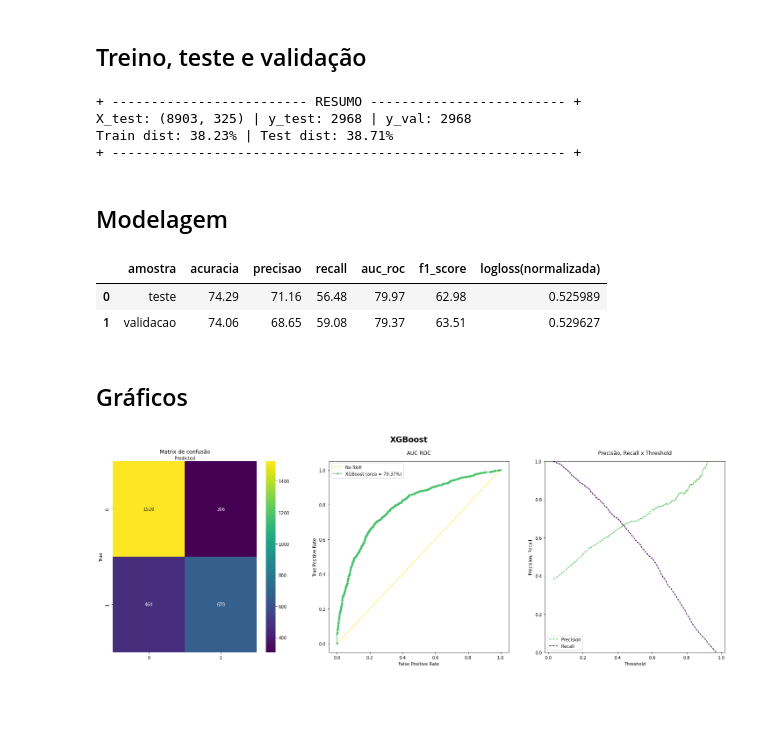
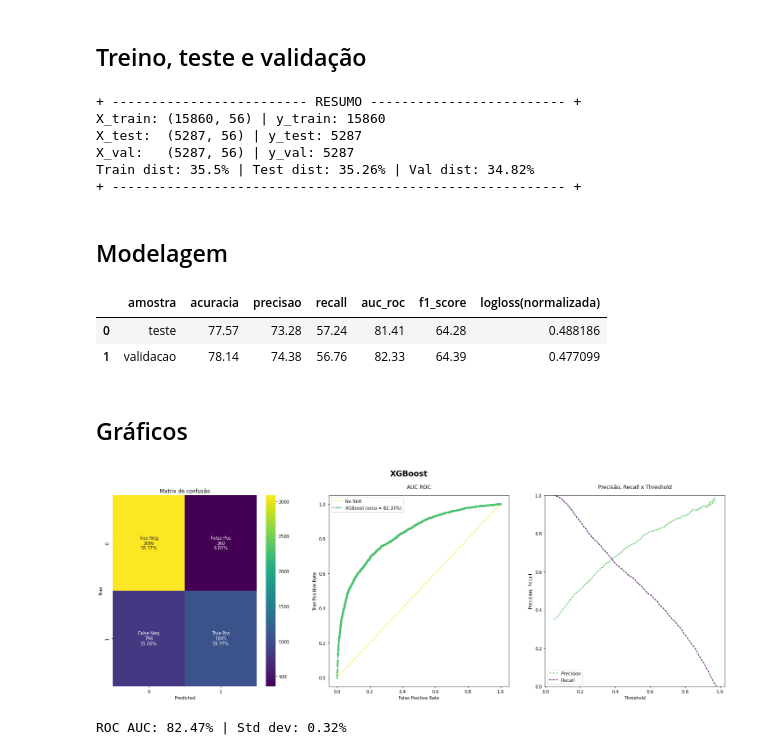
Before and after one commit to samuel-haddad/MBAUSP, a Jupyter notebook: xgboost_model.ipynb, the cells around one changed output. Saved outputs shown, nothing was run; the diff lists cells and outputs as text; code cells hidden in the pictures; blank space fills up the shorter version.

```diff
--- a/xgboost_model.ipynb
+++ b/xgboost_model.ipynb
@@ -65,10 +67,7 @@ df.head()
 ## Treino, teste e validação
 # %%
 # remover a coluna de id
-df_bronze = df.drop(['id'], axis=1)
-
-# transformar a variável grupo em dummies
-df_silver = pd.get_dummies(df_bronze, columns=['group'])
+df_silver = df.drop(['id'], axis=1)
 
 # extrair as variáveis explicativas e resposta
 X, y = df_silver.drop(['target'], axis=1), df_silver['target']
@@ -82,16 +81,22 @@ X_val, X_test, y_val, y_test = train_test_split(X_rem, y_rem, test_size=0.5, ran
 # distribuição da variável resposta nas bases
 y_train_dist = y_train.sum()/len(y_train)
 y_test_dist = y_test.sum()/len(y_test)
+y_val_dist = y_val.sum()/len(y_val)
 
 # exibir a volumetria das bases
 print('+', 25*'-','RESUMO', 25*'-','+')
-print(f'X_test: {X_train.shape} | y_test: {len(y_test)} | y_val: {len(y_val)}')
-print(f'Train dist: {round(y_train_dist*100, 2)}% | Test dist: {round(y_test_dist*100, 2)}%')
+print(f'X_train: {X_train.shape} | y_train: {len(y_train)} \
+        \nX_test:  {X_test.shape} | y_test: {len(y_test)} \
+        \nX_val:   {X_val.shape} | y_val: {len(y_val)}'
+        )
+print(f'Train dist: {round(y_train_dist*100, 2)}% | Test dist: {round(y_test_dist*100, 2)}% | Val dist: {round(y_val_dist*100, 2)}%')
 print('+', 58*'-', '+')
 # %% [output]
 + ------------------------- RESUMO ------------------------- +
-X_test: (8903, 325) | y_test: 2968 | y_val: 2968
-Train dist: 38.23% | Test dist: 38.71%
+X_train: (15860, 56) | y_train: 15860
+X_test:  (5287, 56) | y_test: 5287
+X_val:   (5287, 56) | y_val: 5287
+Train dist: 35.5% | Test dist: 35.26% | Val dist: 34.82%
 + ---------------------------------------------------------- +
 # %% [markdown]
 ## Modelagem
@@ -123,15 +128,15 @@ logloss_test = (metrics.log_loss(y_test, model.predict_proba(X_test), normalize=
 ##### VALIDAÇÃO #####
 
 # construir o modelo com parâmetros otimizados
-model = XGBClassifier(colsample_bytree=0.32034973241106823
-                      ,learning_rate=0.02540926475139282
-                      ,max_depth=7
-                      ,min_child_weight=14
-                      ,n_estimators=790
+model = XGBClassifier(colsample_bytree=0.5317248496346453
+                      ,learning_rate=0.12023450660570377
+                      ,max_depth=6
+                      ,min_child_weight=1
+                      ,n_estimators=52
                       ,n_jobs=100
-                      ,subsample=0.4811384935644393
+                      ,subsample=0.716121181244957
                       ,verbosity=0
-                      ,random_state=444951204
+                      ,random_state=982268122
                       )
 
 # treinar o modelo
@@ -163,8 +168,8 @@ df_metrics = pd.DataFrame(data=data, columns=columns)
 df_metrics
 # %% [output]
 |  | amostra | acuracia | precisao | recall | auc_roc | f1_score | logloss(normalizada) |
-| 0 | teste | 74.29 | 71.16 | 56.48 | 79.97 | 62.98 | 0.525989 |
-| 1 | validacao | 74.06 | 68.65 | 59.08 | 79.37 | 63.51 | 0.529627 |
+| 0 | teste | 77.57 | 73.28 | 57.24 | 81.41 | 64.28 | 0.488186 |
+| 1 | validacao | 78.14 | 74.38 | 56.76 | 82.33 | 64.39 | 0.477099 |
 # %% [markdown]
 ## Gráficos
 # %%
@@ -173,7 +178,7 @@ fig.suptitle('XGBoost', fontsize=18, weight='semibold', y=0.98)
 pad = 15
 
 #---------- matriz de confusão ----------#
-cnf_matrix = metrics.confusion_matrix(y_val, y_pred)
+cnf_matrix = confusion_matrix(y_val, y_pred)
 plt.subplot(1, 3, 1)
 
 labels = [0, 1]
@@ -181,37 +186,58 @@ tick_marks = np.arange(len(labels))
 plt.xticks(tick_marks, labels)
 plt.yticks(tick_marks, labels)
 
+group_names = ['True Neg','False Pos','False Neg','True Pos']
+group_counts = ['{0:0.0f}'.format(value) for value in
+                cnf_matrix.flatten()]
+group_percentages = ['{0:.2%}'.format(value) for value in
+                     cnf_matrix.flatten()/np.sum(cnf_matrix)]
+labels = [f'{v1}\n{v2}\n{v3}' for v1, v2, v3 in
+          zip(group_names,group_counts,group_percentages)]
+labels = np.asarray(labels).reshape(2,2)
+
 # criar o heatmap
-ax = sns.heatmap(data=pd.DataFrame(cnf_matrix), annot=True, cmap="viridis", fmt='g')
-ax.xaxis.set_label_position("top")
+ax = sns.heatmap(data=pd.DataFrame(cnf_matrix), annot=labels, cmap="viridis", fmt='')
+ax.xaxis.set_label_position("bottom")
 ax.set_title('Matrix de confusão')
 plt.ylabel('True')
 plt.xlabel('Predicted');
 
 #---------- auc roc ----------#
 fpr, tpr, thresholds = roc_curve(y_val, yhat)
 
 # plot da curva roc
 plt.subplot(1, 3, 2)
 plt.plot([0,1], [0,1], linestyle='--', label='No Skill', color='#fde725')
 plt.plot(fpr, tpr,  color='#4ac16d', marker='.', label='XGBoost (area = {}%)'.format(aucroc_val))
 
 # axis labels
 plt.title('AUC ROC', pad=pad)
 plt.xlabel('False Positive Rate')
 plt.ylabel('True Positive Rate')
 plt.legend()
 
 #---------- precisão, recall x threshold ----------#
 precision, recall, thresholds = precision_recall_curve(y_val, yhat)
 
 plt.subplot(1, 3, 3)
 plt.title('Precisão, Recall x Threshold', fontsize=12, pad=pad)
 plt.plot(thresholds, precision[: -1], "b--", label="Precision", color='#5ec962')
 plt.plot(thresholds, recall[: -1], "r--", label="Recall", color='#440154')
 plt.ylabel("Precision, Recall")
 plt.xlabel("Threshold")
 plt.legend(loc="lower left")
 plt.ylim([0,1]);
 # %% [output]
-[figure, old version]
+[figure, new version]
+# %%
+from sklearn.model_selection import cross_val_score
+from sklearn.model_selection import RepeatedStratifiedKFold
+
+# evaluate the model
+cv = RepeatedStratifiedKFold(n_splits=4, n_repeats=3, random_state=42)
+n_scores = cross_val_score(model, X, y, scoring='roc_auc', cv=cv)
+
+
+print('ROC AUC: {}% | Std dev: {}%'.format(round(np.mean(n_scores)*100,2), round(np.std(n_scores)*100, 2)))
+# %% [output]
+ROC AUC: 82.47% | Std dev: 0.32%
```
Also changed, not shown: parts of 3 cells of this notebook.
